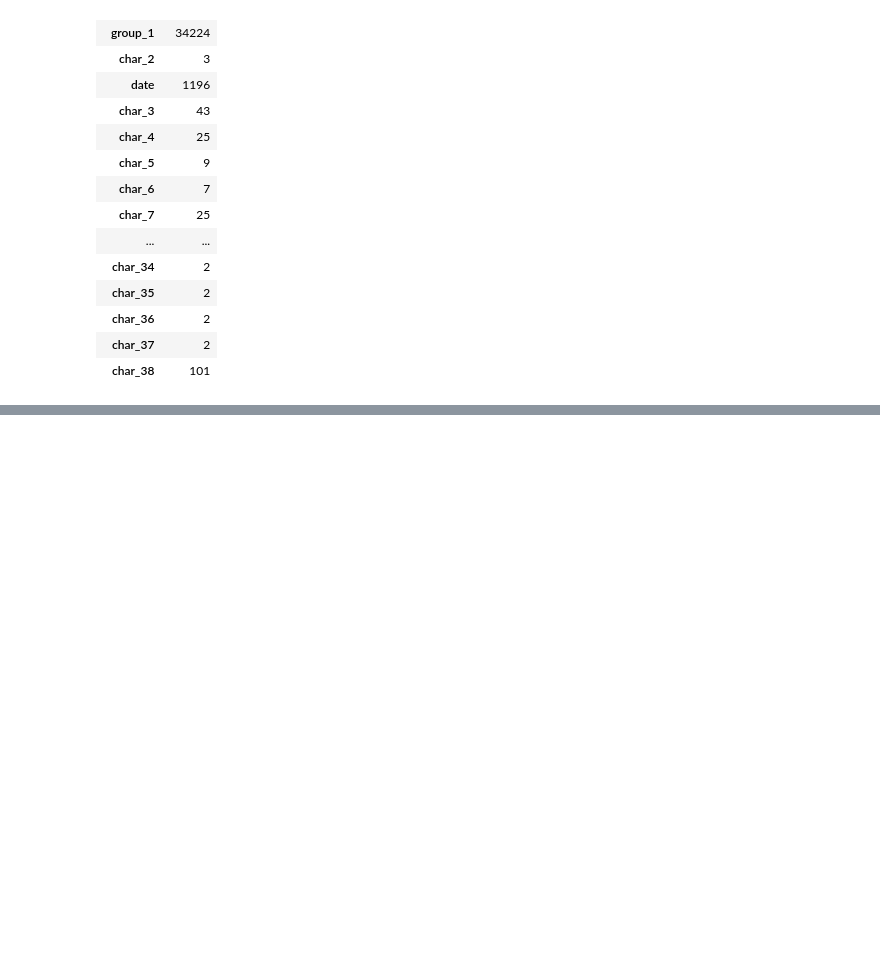
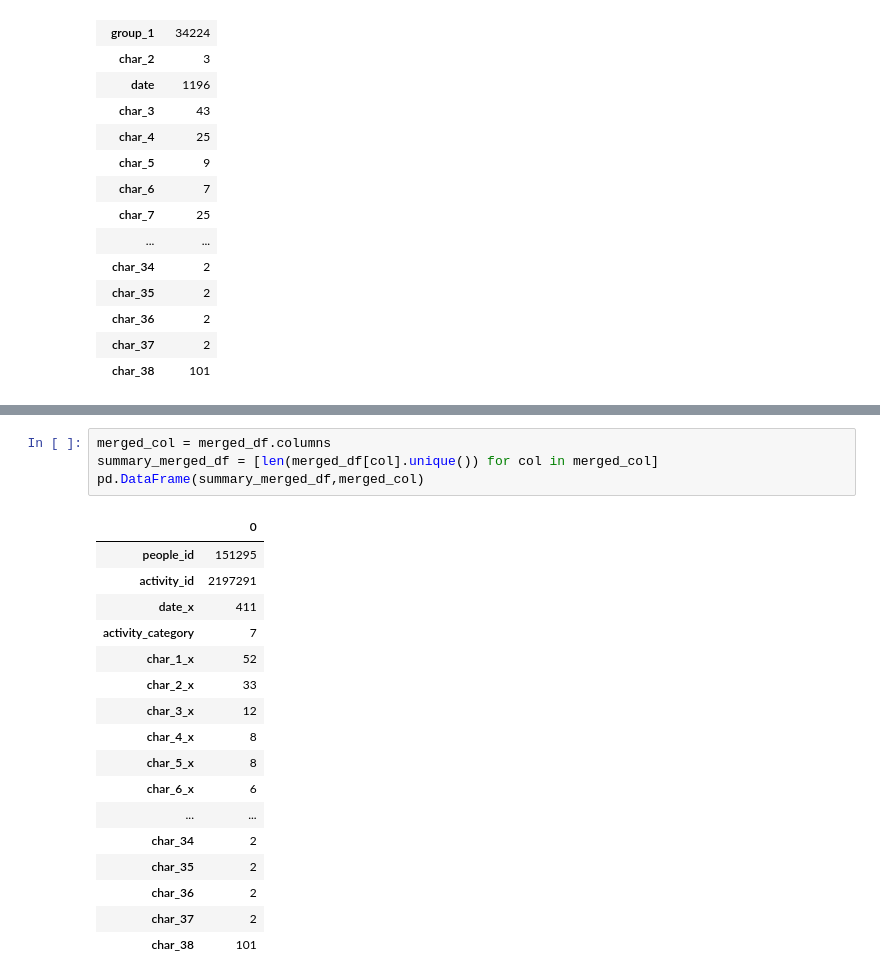
Before and after one commit to sakares/kaggle-redhat, a Jupyter notebook: bossgates-sandbox/sklearn_101.ipynb, the cells around one changed output, grey strips where cells are left out. Drawn from its saved outputs; the diff is of its cells as text; blank space fills up the shorter version.

```diff
--- a/bossgates-sandbox/sklearn_101.ipynb
+++ b/bossgates-sandbox/sklearn_101.ipynb
@@ -111,0 +134,22 @@ pd.DataFrame(summary_ppl_df,people_col)
+# %%
+merged_col = merged_df.columns
+summary_merged_df = [len(merged_df[col].unique()) for col in merged_col]
+pd.DataFrame(summary_merged_df,merged_col)
+# %% [output]
+|  | 0 |
+| people_id | 151295 |
+| activity_id | 2197291 |
+| date_x | 411 |
+| activity_category | 7 |
+| char_1_x | 52 |
+| char_2_x | 33 |
+| char_3_x | 12 |
+| char_4_x | 8 |
+| char_5_x | 8 |
+| char_6_x | 6 |
+| ... | ... |
+| char_34 | 2 |
+| char_35 | 2 |
+| char_36 | 2 |
+| char_37 | 2 |
+| char_38 | 101 |
```
Also changed, not shown: parts of 5 cells of this notebook.
